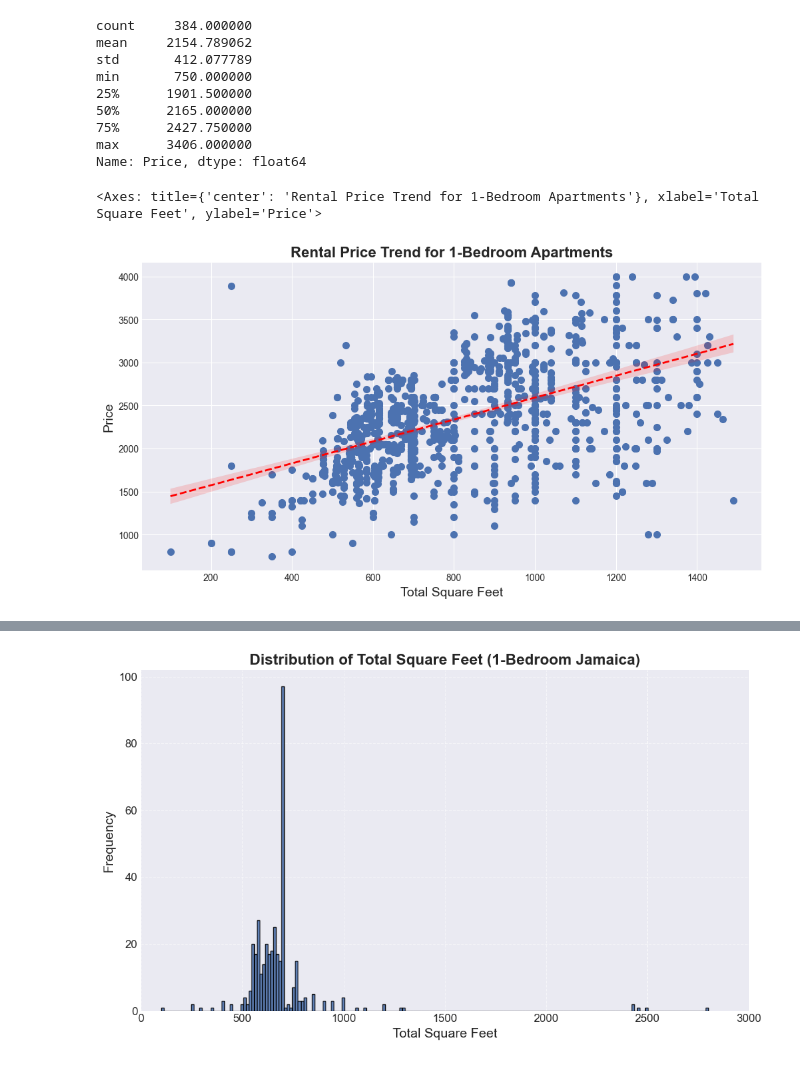
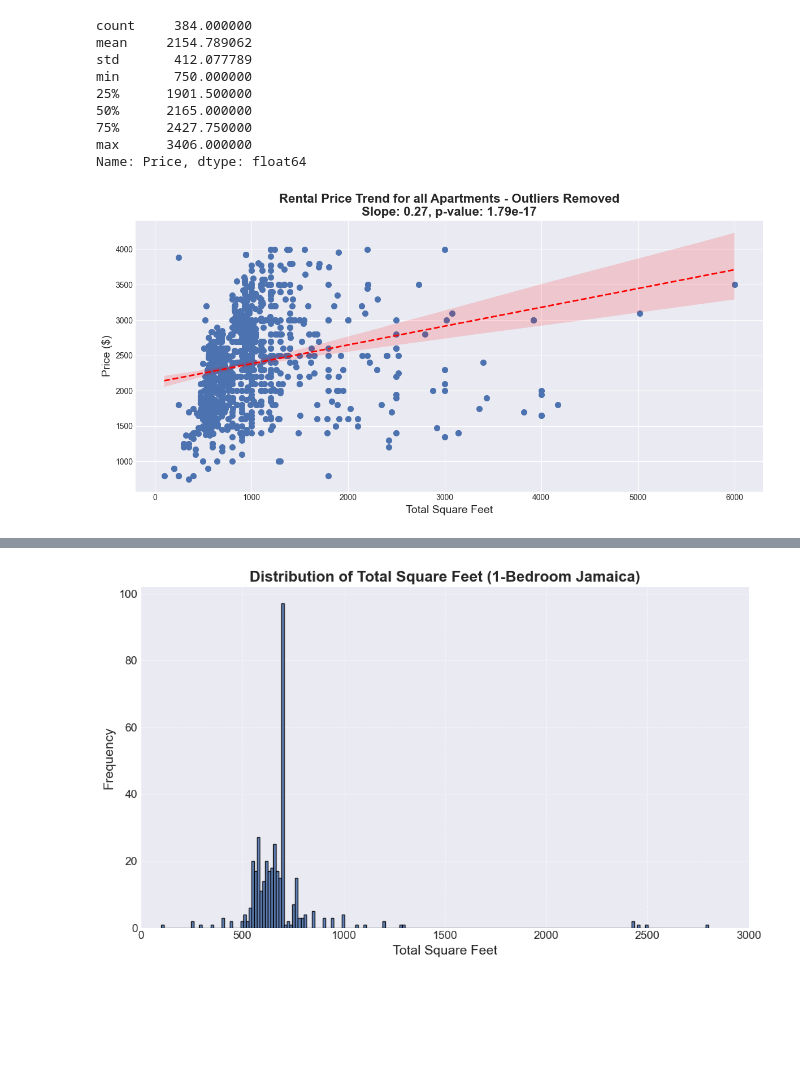
Before and after one commit to supernovaaa2024/RealEstateValuation, a Jupyter notebook: RealEstateStats.ipynb, the cells around one changed output, grey strips where cells are left out. Drawn from its saved outputs; the diff is of its cells as text; code cells hidden in the pictures; blank space fills up the shorter version.

```diff
--- a/RealEstateStats.ipynb
+++ b/RealEstateStats.ipynb
@@ -24,31 +37,40 @@ max      3406.000000
 Name: Price, dtype: float64
 # %%
 # Trend Analysis for all apartments in Jamaica
+from scipy.stats import linregress
+
 jamaicadf = jamaicadf.dropna(subset=["Total Square Feet", "Price"])
 
-plt.style.use('seaborn-v0_8-darkgrid')
-fig, ax = plt.subplots(figsize=(12, 6))
-
 # Filter for Total Square Feet < 1500
-filteredx = jamaicadf["Total Square Feet"][jamaicadf["Total Square Feet"] < 1500]
-filteredy = jamaicadf["Price"][jamaicadf["Total Square Feet"] < 1500]
+filteredx = jamaicadf["Total Square Feet"]
+filteredy = jamaicadf["Price"]
 
 # Remove price outliers using IQR method
 Q1 = filteredy.quantile(0.25)
 Q3 = filteredy.quantile(0.75)
 IQR = Q3 - Q1
 lower_bound = Q1 - 1.5 * IQR
 upper_bound = Q3 + 1.5 * IQR
 filteredx_no_outlier = filteredx[(filteredy >= lower_bound) & (filteredy <= upper_bound)]
 filteredy_no_outlier = filteredy[(filteredy >= lower_bound) & (filteredy <= upper_bound)]
 
+
+# Calculate regression statistics
+slope, intercept, r_value, p_value, std_err = linregress(filteredx_no_outlier, filteredy_no_outlier)
+
+# Plot as before
+plt.style.use('seaborn-v0_8-darkgrid')
+fig, ax = plt.subplots(figsize=(12, 6))
 ax.scatter(filteredx_no_outlier, filteredy_no_outlier, label='Jamaica', color='#4C72B0', linewidth=2)
-ax.set_title("Rental Price Trend for 1-Bedroom Apartments", fontsize=16, fontweight='bold')
+sns.regplot(x=filteredx_no_outlier, y=filteredy_no_outlier, scatter=False, ax=ax, color='red', line_kws={'linewidth': 2, 'linestyle': '--'})
+
+# Add coefficient and p-value to the title or as text
+ax.set_title(f"Rental Price Trend for all Apartments - Outliers Removed\n"
+             f"Slope: {slope:.2f}, p-value: {p_value:.3g}", fontsize=16, fontweight='bold')
 ax.set_xlabel("Total Square Feet", fontsize=14)
 ax.set_ylabel("Price ($)", fontsize=14)
 
-# Trendline
-sns.regplot(x=filteredx_no_outlier, y=filteredy_no_outlier, scatter=False, ax=ax, color='red', line_kws={'linewidth': 2, 'linestyle': '--'})
+plt.tight_layout()
+plt.show()
 # %% [output]
-<Axes: title={'center': 'Rental Price Trend for 1-Bedroom Apartments'}, xlabel='Total Square Feet', ylabel='Price'>
-[figure, old version]
+[figure, new version]
```
Also changed, not shown: parts of 19 cells of this notebook, 2 other files.
